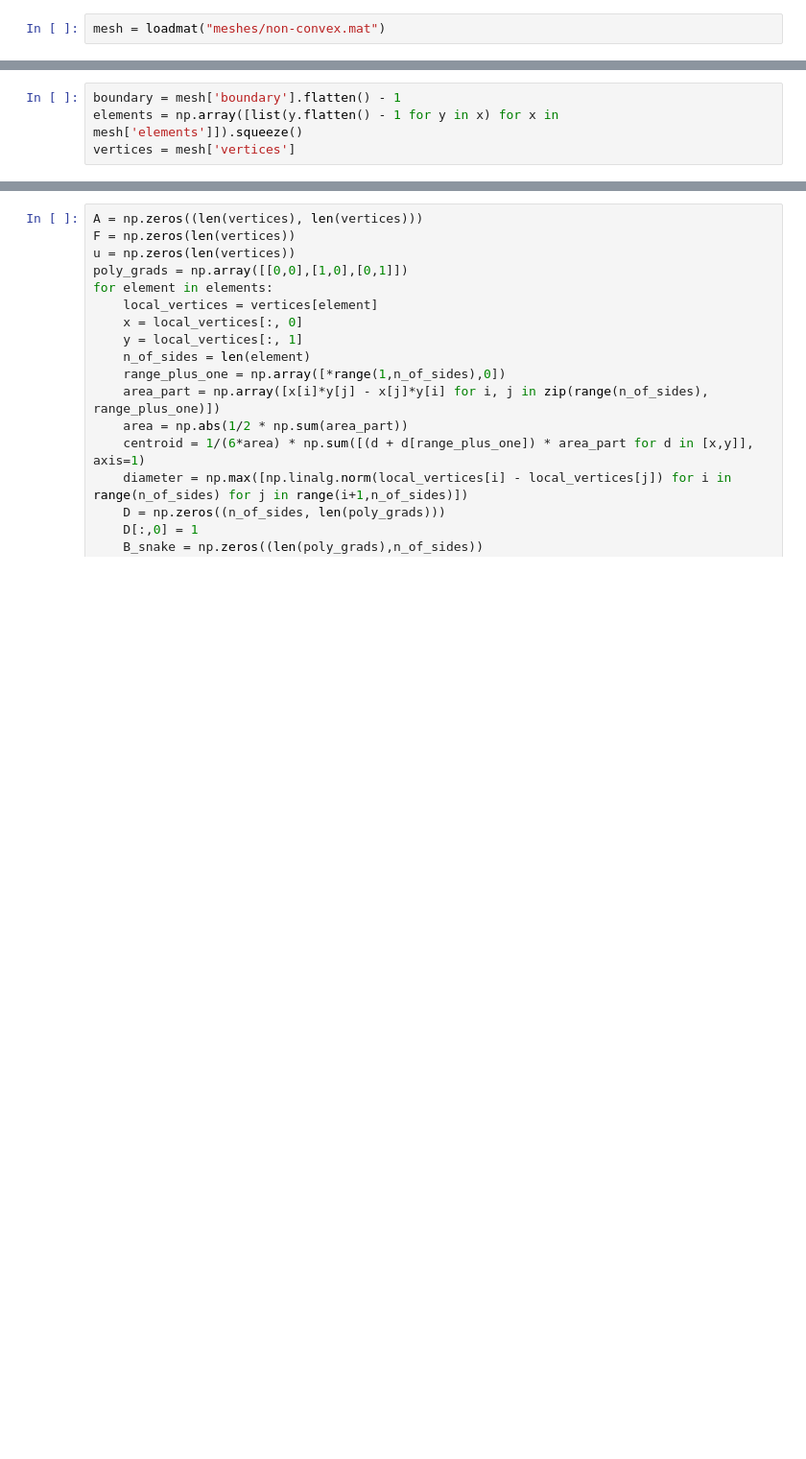
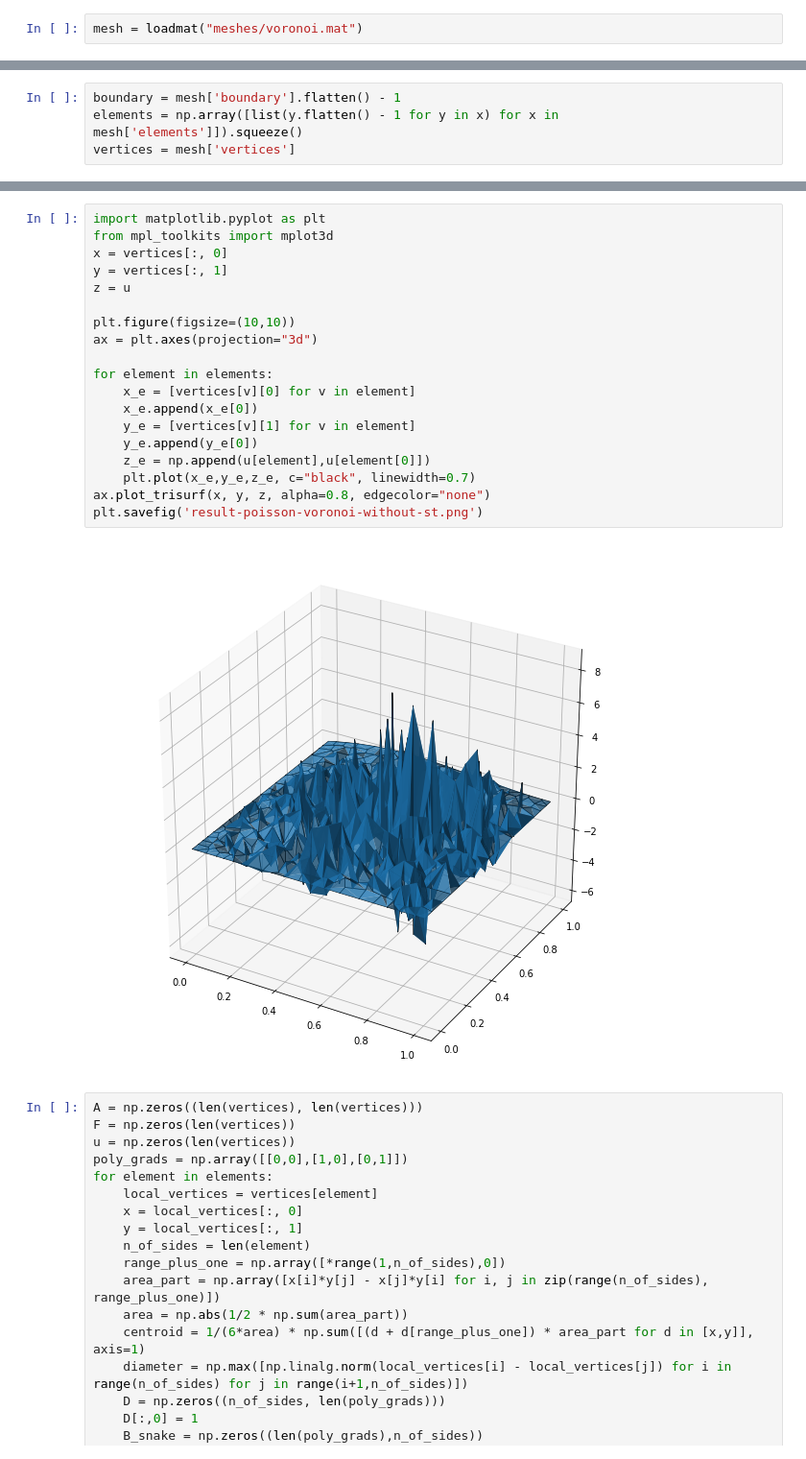
Before and after one commit to Kanciarzek/VEM, a Jupyter notebook: vem-poisson-eq.ipynb, the cells around one changed output, grey strips where cells are left out. Shown: that part at 96% size. Drawn from its saved outputs; the diff is of its cells as text; blank space fills up the shorter version.

```diff
--- a/vem-poisson-eq.ipynb
+++ b/vem-poisson-eq.ipynb
@@ -2,7 +2,7 @@
 from scipy.io import loadmat
 import numpy as np
 # %%
-mesh = loadmat("meshes/non-convex.mat")
+mesh = loadmat("meshes/voronoi.mat")
 # %%
 def f(x, y):
     return 15 * np.sin(np.pi*x) * np.sin(np.pi*y)
@@ -27,3 +68,24 @@ plt.savefig('mesh.png')
+# %%
+import matplotlib.pyplot as plt
+from mpl_toolkits import mplot3d
+x = vertices[:, 0]
+y = vertices[:, 1]
+z = u
+
+plt.figure(figsize=(10,10))
+ax = plt.axes(projection="3d")
+
+for element in elements:
+    x_e = [vertices[v][0] for v in element]
+    x_e.append(x_e[0])
+    y_e = [vertices[v][1] for v in element]
+    y_e.append(y_e[0])
+    z_e = np.append(u[element],u[element[0]])
+    plt.plot(x_e,y_e,z_e, c="black", linewidth=0.7)
+ax.plot_trisurf(x, y, z, alpha=0.8, edgecolor="none")
+plt.savefig('result-poisson-voronoi-without-st.png')
+# %% [output]
+[figure, added]
 # %%
 A = np.zeros((len(vertices), len(vertices)))
 F = np.zeros(len(vertices))
```
Also changed, not shown: parts of 4 cells of this notebook, 3 other files.
